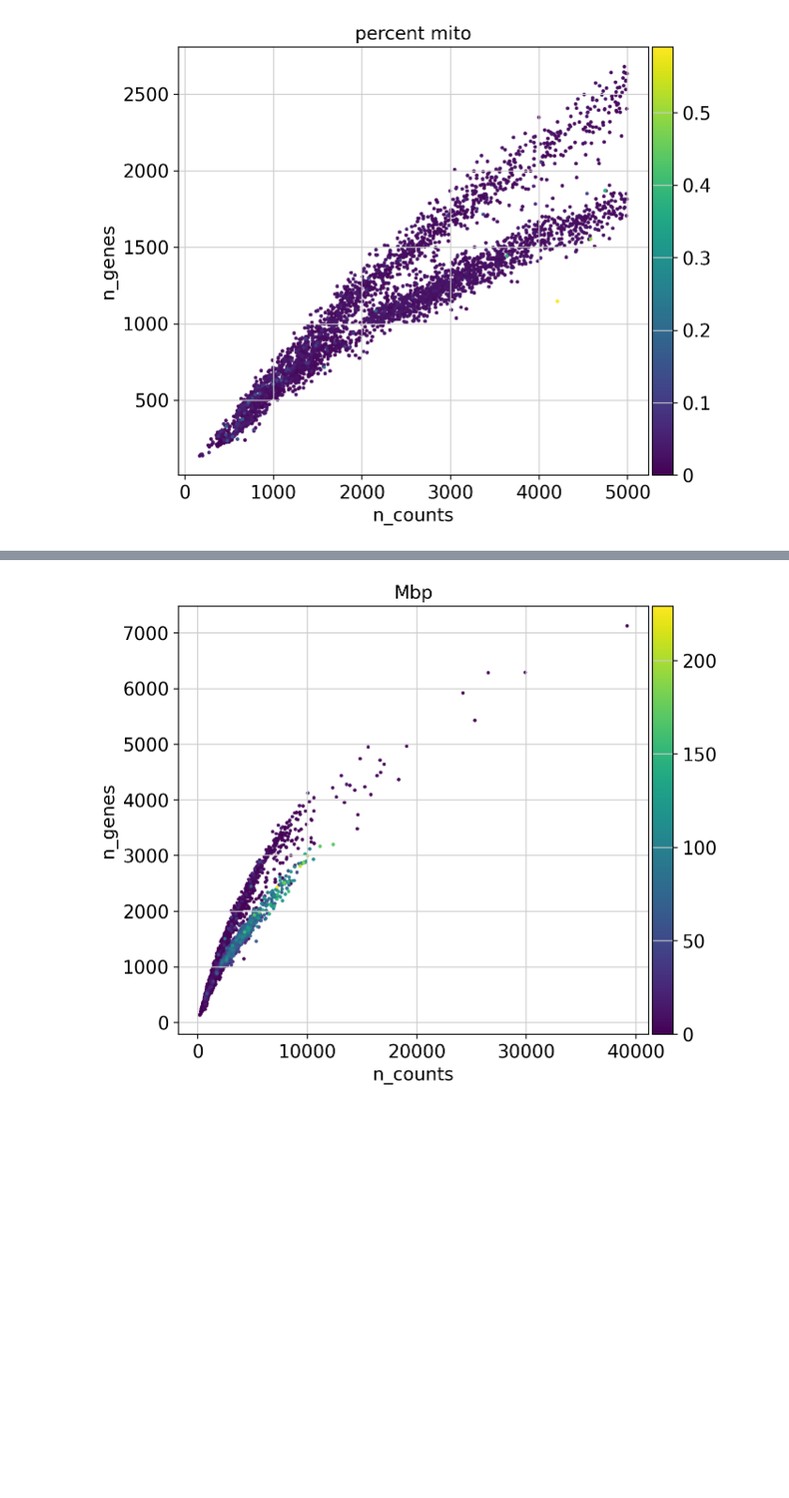
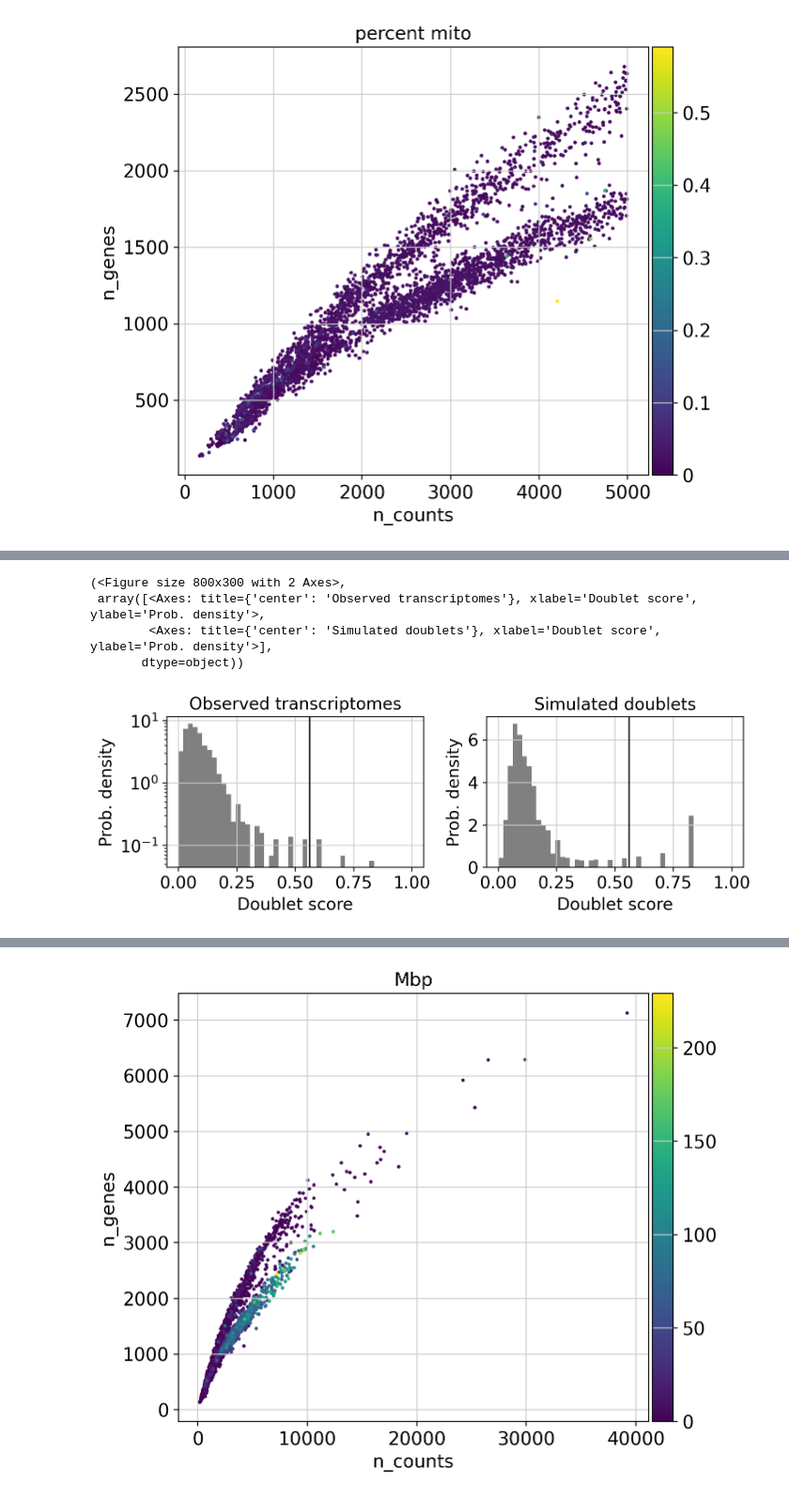
Before and after one commit to nunososorio/SingleCellGenomics2024, a Jupyter notebook: 3_Wednesday_April10th/SessionIV_p1.ipynb, the cells around one changed output, grey strips where cells are left out. Shown at 94% size. Cells and saved outputs as stored; diff of their text form; code cells hidden in the pictures; blank space fills up the shorter version.

```diff
--- a/3_Wednesday_April10th/SessionIV_p1.ipynb
+++ b/3_Wednesday_April10th/SessionIV_p1.ipynb
@@ -230,0 +231,3 @@ sc.pl.scatter(adata[adata.obs.n_counts<5000], x='n_counts', y='n_genes', color='
+# %%
+# Instantiate the scrublet object
+scrub = scr.Scrublet(adata.X, expected_doublet_rate=0.1, sim_doublet_ratio=4.0)
@@ -230,0 +249,10 @@ sc.pl.scatter(adata[adata.obs.n_counts<5000], x='n_counts', y='n_genes', color='
+# %%
+# Visualize the histogram of doublet scores.
+# You would expect to see a bimodal distribution with peaks separated by the threshold
+scrub.plot_histogram()
+# %% [output]
+(<Figure size 800x300 with 2 Axes>,
+ array([<Axes: title={'center': 'Observed transcriptomes'}, xlabel='Doublet score', ylabel='Prob. density'>,
+        <Axes: title={'center': 'Simulated doublets'}, xlabel='Doublet score', ylabel='Prob. density'>],
+       dtype=object))
+[figure, added]
```
Also changed, not shown: parts of 19 cells of this notebook.
